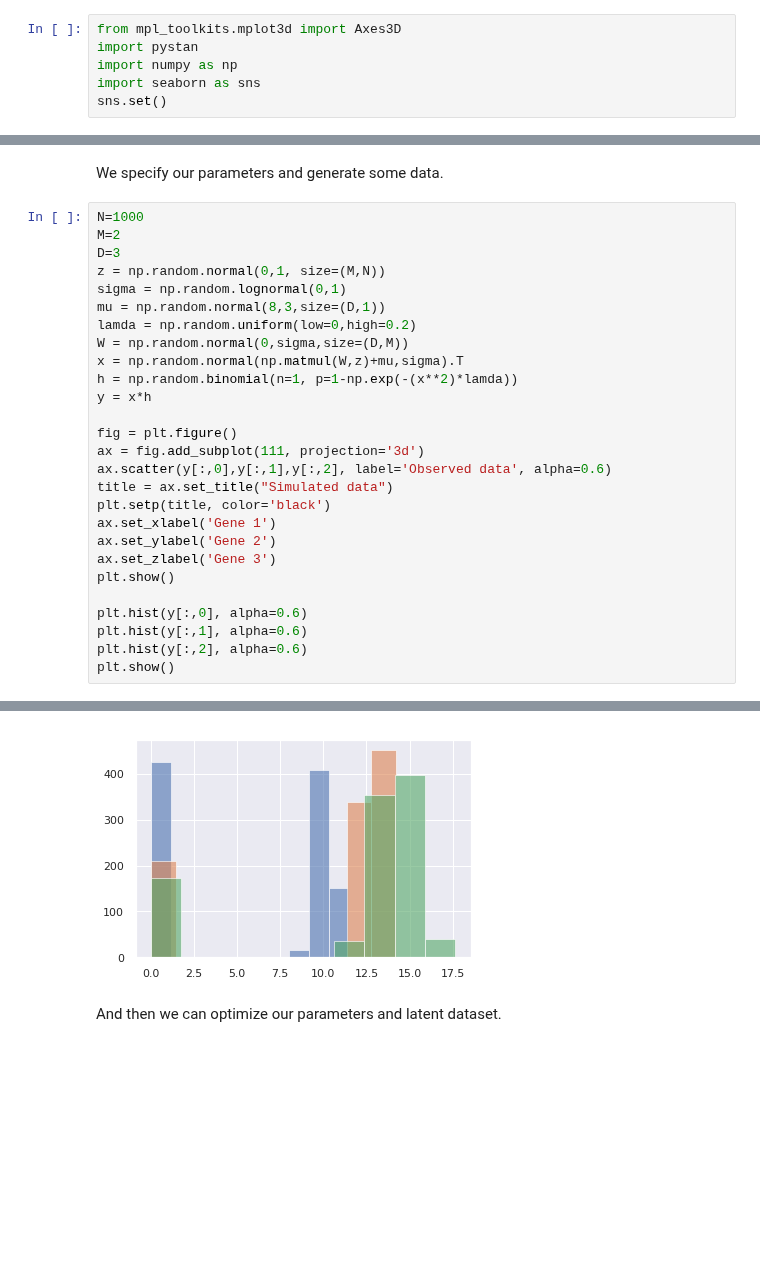
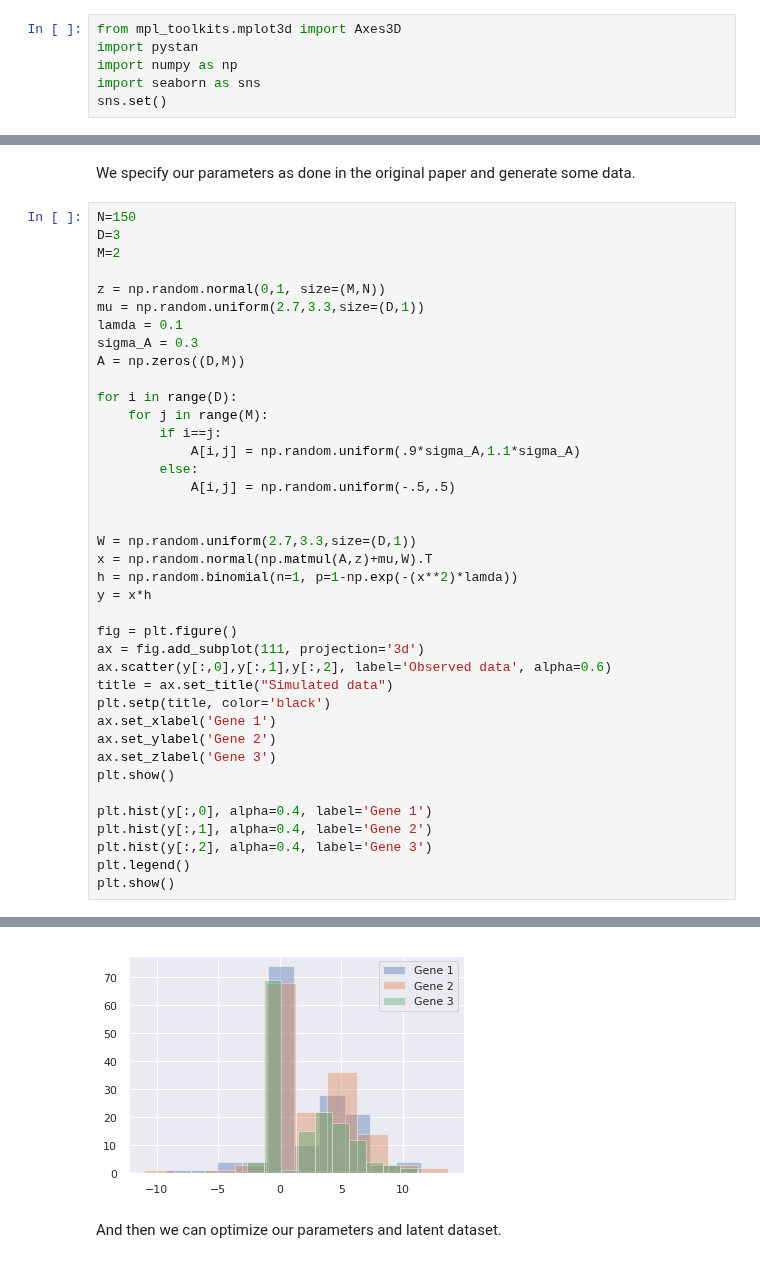
Before and after one commit to tobias-beers/RNA_visualization, a Jupyter notebook: Code/PyStan/ZIFA.ipynb, the cells around one changed output, grey strips where cells are left out. Cells and saved outputs as stored; diff of their text form; blank space fills up the shorter version.

```diff
--- a/Code/PyStan/ZIFA.ipynb
+++ b/Code/PyStan/ZIFA.ipynb
@@ -64,15 +72,26 @@ Note that our model takes the prior distributions of $\mu$, $\sigma^2$ and $W$ i
 # %% [markdown]
-We specify our parameters and generate some data.
+We specify our parameters as done in the original paper and generate some data.
 # %%
-N=1000
+N=150
+D=3
 M=2
-D=3
+
 z = np.random.normal(0,1, size=(M,N))
-sigma = np.random.lognormal(0,1)
-mu = np.random.normal(8,3,size=(D,1))
-lamda = np.random.uniform(low=0,high=0.2)
-W = np.random.normal(0,sigma,size=(D,M))
-x = np.random.normal(np.matmul(W,z)+mu,sigma).T
+mu = np.random.uniform(2.7,3.3,size=(D,1))
+lamda = 0.1
+sigma_A = 0.3
+A = np.zeros((D,M))
+
+for i in range(D):
+    for j in range(M):
+        if i==j:
+            A[i,j] = np.random.uniform(.9*sigma_A,1.1*sigma_A)
+        else:
+            A[i,j] = np.random.uniform(-.5,.5)
+
+
+W = np.random.uniform(2.7,3.3,size=(D,1))
+x = np.random.normal(np.matmul(A,z)+mu,W).T
 h = np.random.binomial(n=1, p=1-np.exp(-(x**2)*lamda))
 y = x*h
 
@@ -86,8 +105,9 @@ ax.set_ylabel('Gene 2')
 ax.set_zlabel('Gene 3')
 plt.show()
 
-plt.hist(y[:,0], alpha=0.6)
-plt.hist(y[:,1], alpha=0.6)
-plt.hist(y[:,2], alpha=0.6)
+plt.hist(y[:,0], alpha=0.4, label='Gene 1')
+plt.hist(y[:,1], alpha=0.4, label='Gene 2')
+plt.hist(y[:,2], alpha=0.4, label='Gene 3')
+plt.legend()
 plt.show()
 # %% [output]
@@ -95,3 +115,3 @@ plt.show()
-[figure, old version]
+[figure, new version]
 # %% [markdown]
 And then we can optimize our parameters and latent dataset.
```
Also changed, not shown: parts of 42 cells of this notebook, 2 other files.
